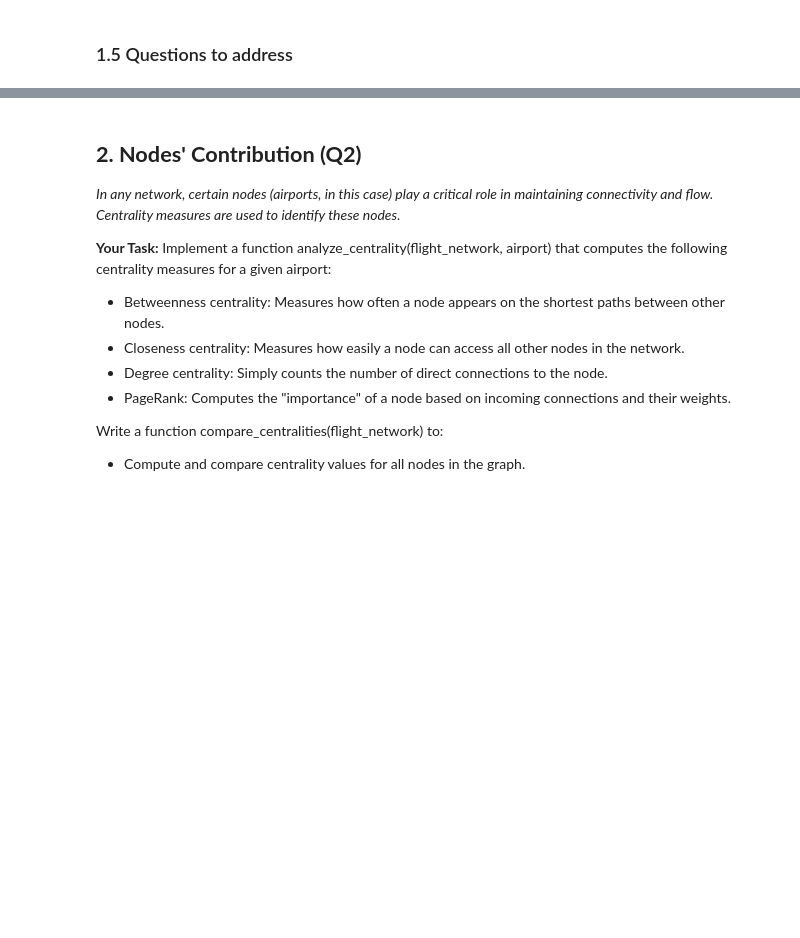
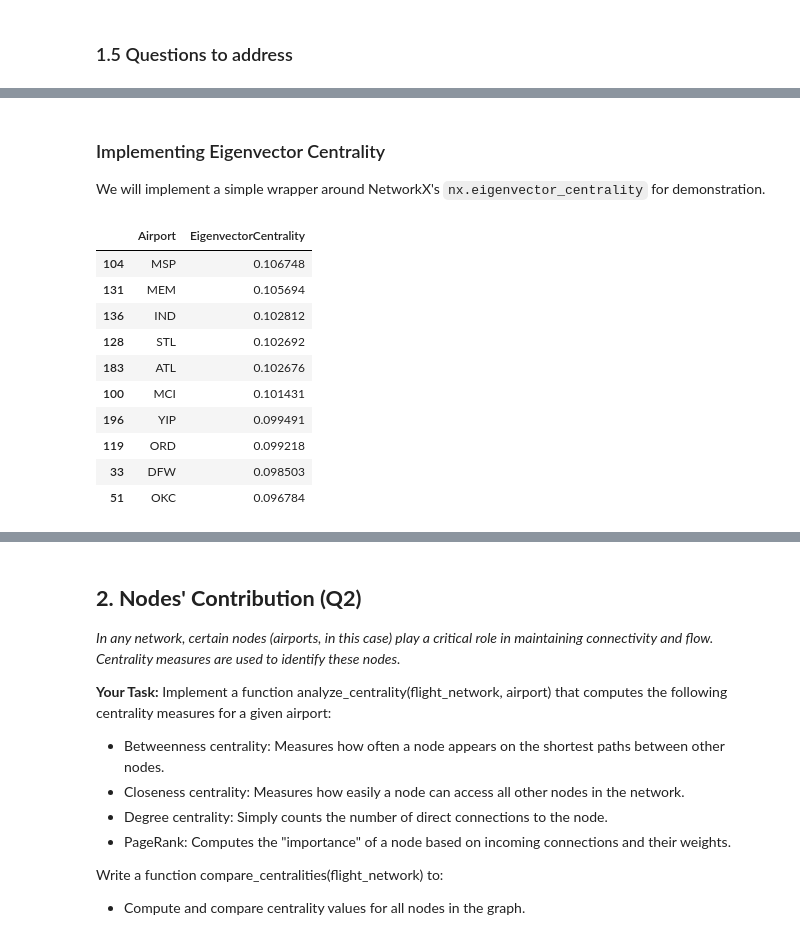
Before and after one commit to robertomagno1/ADM-HM5, a Jupyter notebook: main (ex1_ex2).ipynb, the cells around one changed output, grey strips where cells are left out. Cells and saved outputs as stored; diff of their text form; code cells hidden in the pictures; blank space fills up the shorter version.

```diff
--- a/main (ex1_ex2).ipynb
+++ b/main (ex1_ex2).ipynb
@@ -593,0 +917,33 @@ Map has been saved as flight_network_map.html. Open this file in your browser to
+# %% [markdown]
+### Implementing Eigenvector Centrality
+
+We will implement a simple wrapper around NetworkX's `nx.eigenvector_centrality` for demonstration.
+# %%
+def calculate_eigenvector_centrality(flight_network, max_iter=100, tol=1e-06):
+    """
+    Calculate Eigenvector Centrality for all nodes in the flight_network using NetworkX's built-in function.
+    """
+    return nx.eigenvector_centrality(flight_network, max_iter=max_iter, tol=tol)
+
+# Calculate and compare
+eigen_centrality_dict = calculate_eigenvector_centrality(flight_network)
+
+# Turn into a DataFrame for easy comparison
+eigen_df = pd.DataFrame({
+    'Airport': list(eigen_centrality_dict.keys()),
+    'EigenvectorCentrality': list(eigen_centrality_dict.values())
+})
+
+eigen_df.sort_values(by='EigenvectorCentrality', ascending=False).head(10)
+# %% [output]
+|  | Airport | EigenvectorCentrality |
+| 104 | MSP | 0.106748 |
+| 131 | MEM | 0.105694 |
+| 136 | IND | 0.102812 |
+| 128 | STL | 0.102692 |
+| 183 | ATL | 0.102676 |
+| 100 | MCI | 0.101431 |
+| 196 | YIP | 0.099491 |
+| 119 | ORD | 0.099218 |
+| 33 | DFW | 0.098503 |
+| 51 | OKC | 0.096784 |
```
Also changed, not shown: parts of 19 cells of this notebook.
